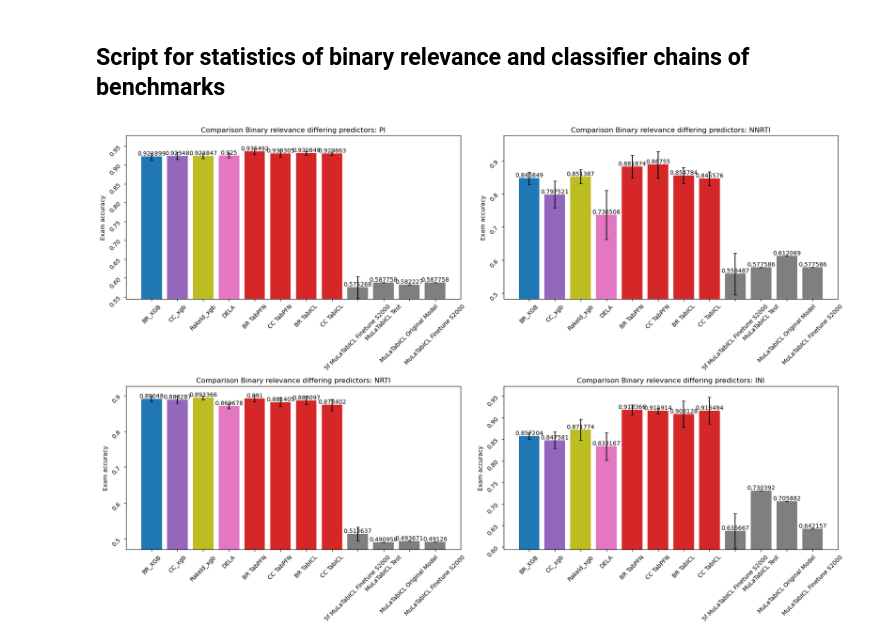
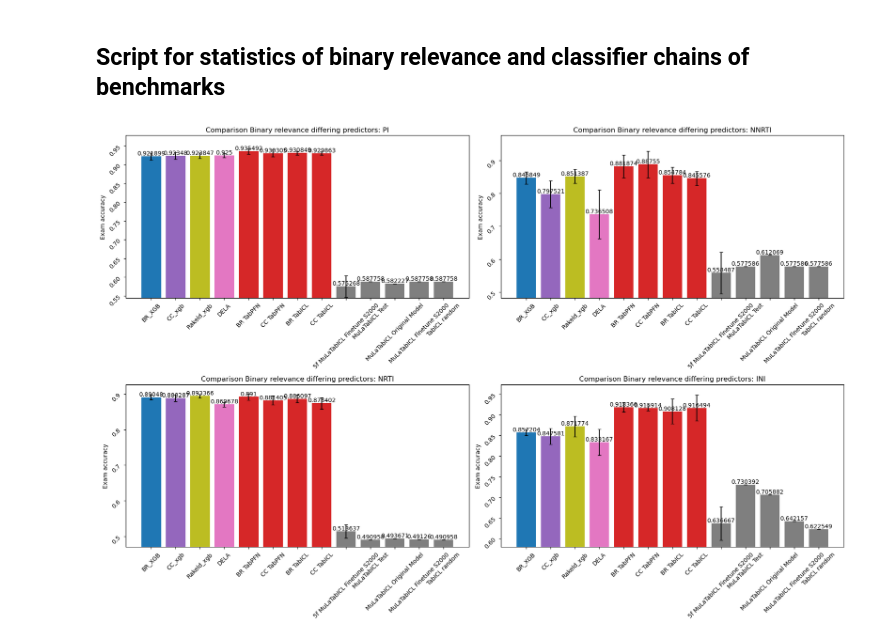
Before and after one commit to FloAvis/MultiLabel-PFN, a Jupyter notebook: statistics/MuLaTabICL_statistics.ipynb, the cells around one changed output. Cells and saved outputs as stored; diff of their text form; code cells hidden in the pictures.

Commit message:
Random model 5 fold

```diff
--- a/statistics/MuLaTabICL_statistics.ipynb
+++ b/statistics/MuLaTabICL_statistics.ipynb
@@ -118,7 +118,7 @@ for path in filepath_list:
     sub_accs_fold_std[path.split("/")[-1].strip("_")].extend(acc_list_std)
 
 
-MuLaTabICL_list = ["MuLaTabICL.csv", "MuLaTabICL_orig_model.csv", "MuLaTabICL_finetune_step2000.csv"]
+MuLaTabICL_list = ["MuLaTabICL.csv", "MuLaTabICL_orig_model.csv", "MuLaTabICL_finetune_step2000.csv", "MuLaTabICL_random_step1.csv"]
 
 for path in filepath_list:
 
@@ -141,35 +141,35 @@ df_sub_accs_groups_mean = pd.DataFrame(sub_accs_fold_mean)
 df_sub_accs_groups_std = pd.DataFrame(sub_accs_fold_std)
 
 
-models_w_TabPFN = ["BR TabPFN", "CC TabPFN", "BR TabICL", "CC TabICL", "5f MuLaTabICL Finetune S2000", "MuLaTabICL Test", "MuLaTabICL Original Model", "MuLaTabICL Finetune S2000"]
+models_w_TabPFN = ["BR TabPFN", "CC TabPFN", "BR TabICL", "CC TabICL", "5f MuLaTabICL Finetune S2000", "MuLaTabICL Test", "MuLaTabICL Original Model", "MuLaTabICL Finetune S2000", "TabICL random"]
 
-color = ["tab:blue"] + ["tab:purple"] + ["tab:olive"] + ["tab:pink"] + ["tab:red"] * 4 + ["tab:gray"] * 4
+color = ["tab:blue"] + ["tab:purple"] + ["tab:olive"] + ["tab:pink"] + ["tab:red"] * 4 + ["tab:gray"] * 5
 
 fig, axs = plt.subplots(2, 2, figsize=(18, 12))
 #fig.tight_layout()
 
 axs = axs.flatten()
 
 for i, drug in enumerate(df_sub_accs_groups_mean.columns.values.tolist()):
 
 
     labels = ml_models + files1 + models_w_TabPFN
     p = axs[i].bar(labels, df_sub_accs_groups_mean[drug], color=color)
     axs[i].errorbar(labels, df_sub_accs_groups_mean[drug], yerr=df_sub_accs_groups_std[drug],capsize=3, fmt="none", ecolor="black")
 
 
     axs[i].bar_label(p, label_type="edge")
 
     #axs[i].set_xticks(x)
     #axs[i].set_xticklabels(target_ml["Drug"])
     axs[i].tick_params(rotation=45)
     axs[i].set_ylabel('Exam accuracy')
     axs[i].set_ylim(max(0, (df_sub_accs_groups_mean[drug].min() - df_sub_accs_groups_std[drug].max()) * 0.995), min(1.0 + df_sub_accs_groups_std[drug].max(), (df_sub_accs_groups_mean[drug].max() + df_sub_accs_groups_std[drug].max())  * 1.015))
     axs[i].set_title('Comparison Binary relevance differing predictors: ' + drug)
 
 fig.tight_layout()
 #plt.show()
 
 #plt.savefig("../figures/All_benchmark_comparison_examAcc_wTabICL_wo_NaN.png")
 # %% [output]
-[figure, old version]
+[figure, new version]
```
Also changed, not shown: 1 other file.
